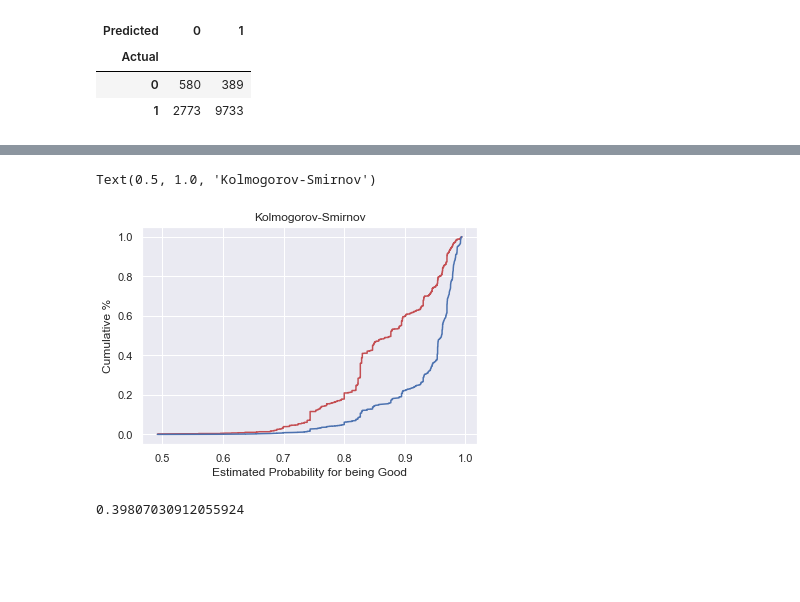
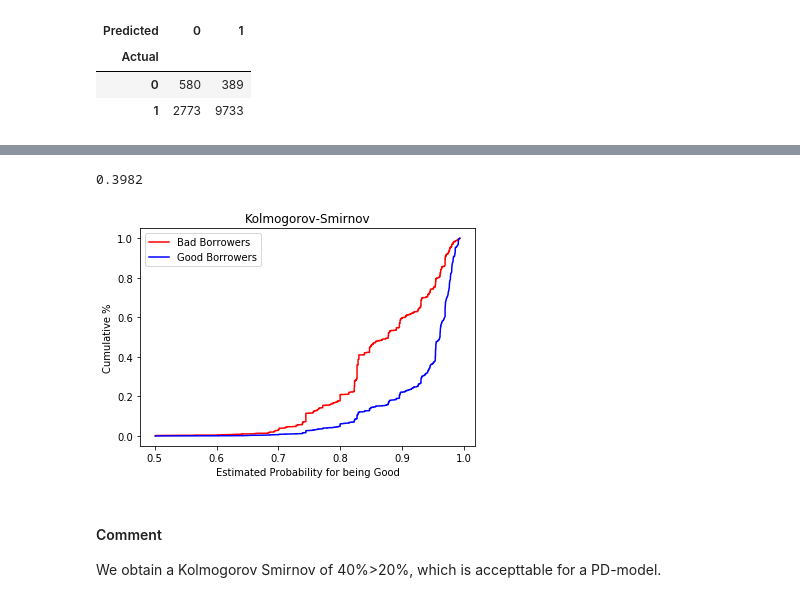
Before and after one commit to Marvykalu/Establishing-predictive-factors-that-determines-a-bad-and-good-borrower, a Jupyter notebook: PD_Model_Estimation-Evaluation.ipynb, the cells around one changed output, grey strips where cells are left out. Cells and saved outputs as stored; diff of their text form; code cells hidden in the pictures; blank space fills up the shorter version.

```diff
--- a/PD_Model_Estimation-Evaluation.ipynb
+++ b/PD_Model_Estimation-Evaluation.ipynb
@@ -826,24 +752,33 @@ Gini
 # %%
-# Plot KS
-plt.plot(df_actual_predicted_probs['y_hat_test_proba'], df_actual_predicted_probs['Cumulative Perc Bad'], color = 'r')
+def Kolmog_Smir():
+    # Plot KS
+    #df = probability_default_df(cv, new_inputs_test, y_test)
+    df, Gini = Gini_performance(plot=False)
+
+
+    plt.plot(df['y_hat_test_proba'], df['Cumulative Perc Bad'], color = 'r',label="Bad Borrowers")
 # We plot the predicted (estimated) probabilities along the x-axis and the cumulative percentage 'bad' along the y-axis,
 # colored in red.
-plt.plot(df_actual_predicted_probs['y_hat_test_proba'], df_actual_predicted_probs['Cumulative Perc Good'], color = 'b')
+    plt.plot(df['y_hat_test_proba'], df['Cumulative Perc Good'], color = 'b',label="Good Borrowers")
 # We plot the predicted (estimated) probabilities along the x-axis and the cumulative percentage 'good' along the y-axis,
 # colored in red.
-plt.xlabel('Estimated Probability for being Good')
+    plt.xlabel('Estimated Probability for being Good')
 # We name the x-axis "Estimated Probability for being Good".
-plt.ylabel('Cumulative %')
+    plt.ylabel('Cumulative %')
 # We name the y-axis "Cumulative %".
-plt.title('Kolmogorov-Smirnov')
+    plt.title('Kolmogorov-Smirnov')
 # We name the graph "Kolmogorov-Smirnov".
+    plt.legend()
+    KS = max(df['Cumulative Perc Bad'] - df['Cumulative Perc Good'])
+# We calculate KS from the data. It is the maximum of the difference between the cumulative percentage of 'bad'
+# and the cumulative percentage of 'good'.
+    return round(KS,4)
-# %% [output]
-Text(0.5, 1.0, 'Kolmogorov-Smirnov')
-[figure, removed]
-# %%
-KS = max(df_actual_predicted_probs['Cumulative Perc Bad'] - df_actual_predicted_probs['Cumulative Perc Good'])
-# We calculate KS from the data. It is the maximum of the difference between the cumulative percentage of 'bad'
-# and the cumulative percentage of 'good'.
-KS
-# %% [output]
-0.39807030912055924
+# %%
+Kolmog_Smir()
+# %% [output]
+0.3982
+[figure, added]
+# %% [markdown]
+#### Comment
+
+We obtain a Kolmogorov Smirnov of 40%>20%, which is accepttable for a PD-model.
```
Also changed, not shown: parts of 31 cells of this notebook.
